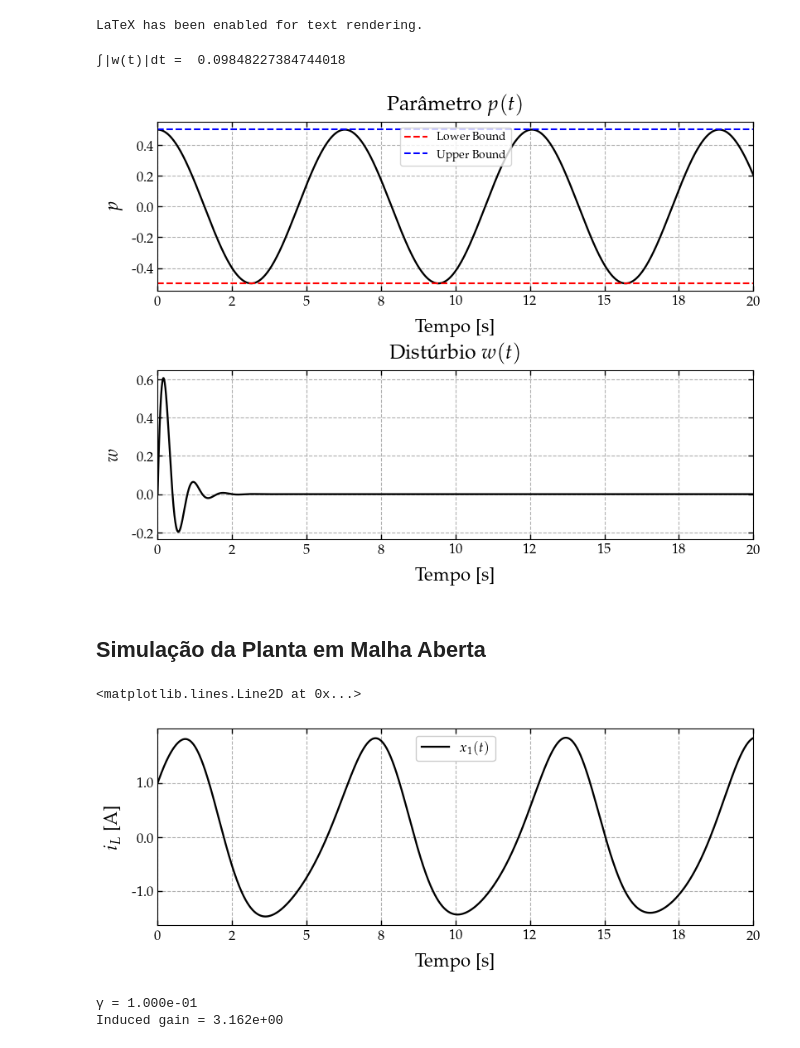
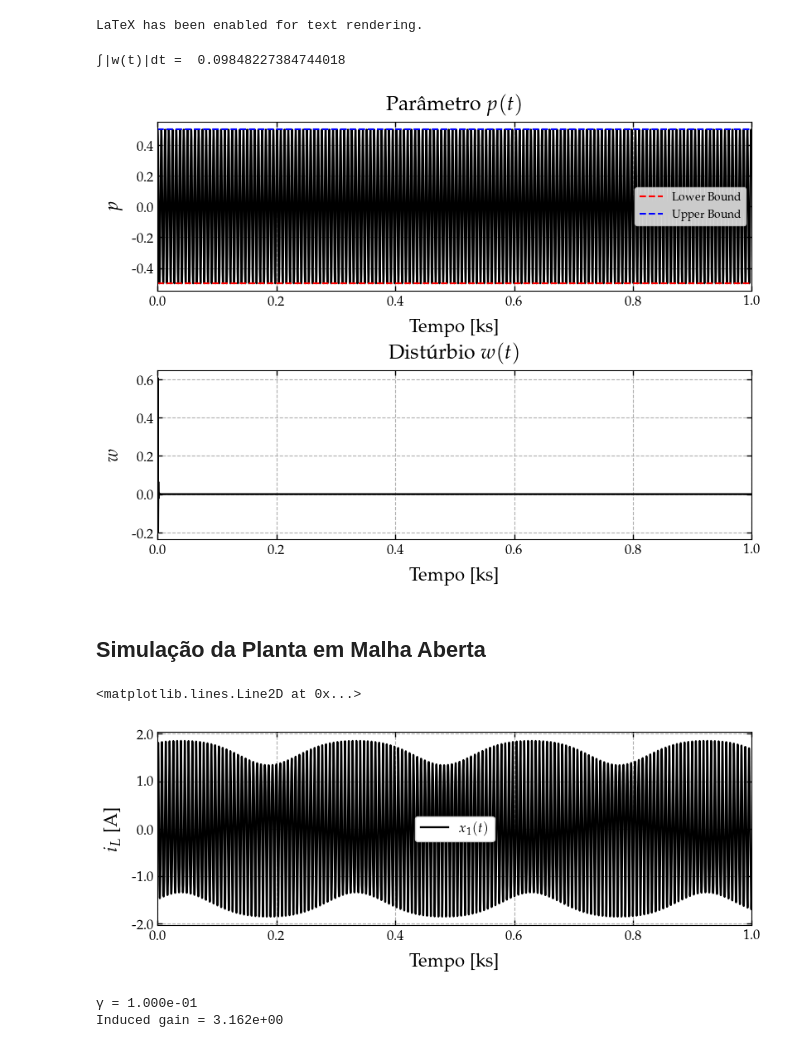
Before and after one commit to andel-vitorio/event-based-control, a Jupyter notebook: Notebooks/PETC for LPV Systems/VIII - AETM, Saturated and Perturbed System - Async.ipynb, the cells around one changed output. Drawn from its saved outputs; the diff is of its cells as text; code cells hidden in the pictures.

```diff
--- a/Notebooks/PETC for LPV Systems/VIII - AETM, Saturated and Perturbed System - Async.ipynb
+++ b/Notebooks/PETC for LPV Systems/VIII - AETM, Saturated and Perturbed System - Async.ipynb
@@ -69,7 +69,7 @@ LaTeX has been enabled for text rendering.
 
 
 simulation_step = 1e-4
-simulation_time = 20
+simulation_time = 1000
 timepts = np.arange(0, simulation_time + simulation_step, simulation_step)
 
 sys = nm.StateSpaceSystem("Systems Datas.json", "Abdullah2009",
@@ -143,34 +143,34 @@ if not any(param_deps.values()) and not any(dist_deps.values()):
       )
 
       ax = axs[key]
 
       gph.plot(
         axs[key], t_formatted, y_formatted, title=label_data['name'],
         xlabel='Tempo' + t_unit_label,
         ylabel=label_data['symbol'] + y_unit_label, label='',
         plot_cfg={**cfg,
           'axis': {**cfg['axis'],'x_digits': t_decimal_places,
                     'y_digits': y_decimal_places},
           'limits': { **cfg['limits'], **axis_limits },
         }
       )
 
       # Adiciona barras horizontais só para parâmetros (section == "parameters")
       if section == "parameters":
         # Os limites são obtidos pelo índice '1' do seu JSON
         bounds = rho_bounds.get(f'{i+1}', None)
         if bounds:
             ymin, ymax = bounds
             ax.axhline(y=ymin, color='red', linestyle='--', linewidth=1.5, label='Lower Bound')
             ax.axhline(y=ymax, color='blue', linestyle='--', linewidth=1.5, label='Upper Bound')
 
         # Adiciona legenda para as linhas de limite (opcional)
         ax.legend()
 else:
     print("Parâmetros dependem dos estados — gráficos não serão gerados antes da simulação.")
 # %% [output]
 ∫|w(t)|dt =  0.09848227384744018
-[figure, old version]
+[figure, new version]
 # %%
 import numpy as np
 
@@ -267,7 +267,7 @@ gph.plot(
 )
 # %% [output]
 <matplotlib.lines.Line2D at 0x...>
-[figure, old version]
+[figure, new version]
 # %%
 
 
```
Also changed, not shown: 2 other files.
